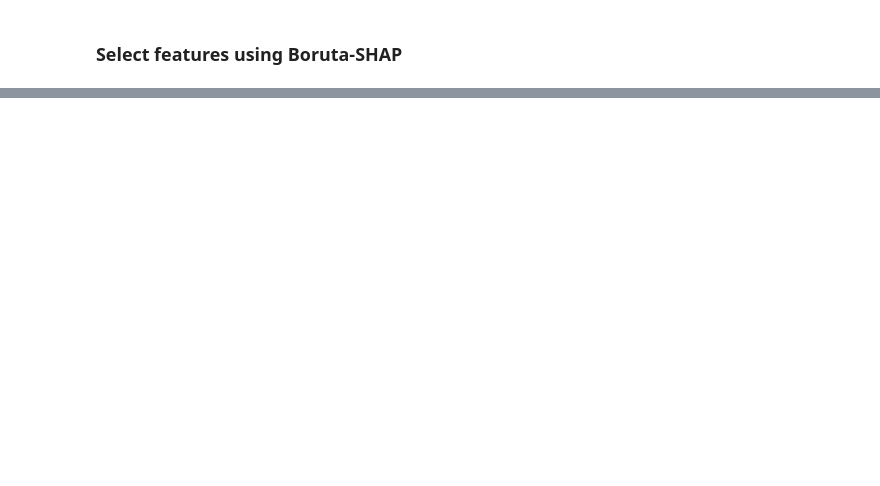
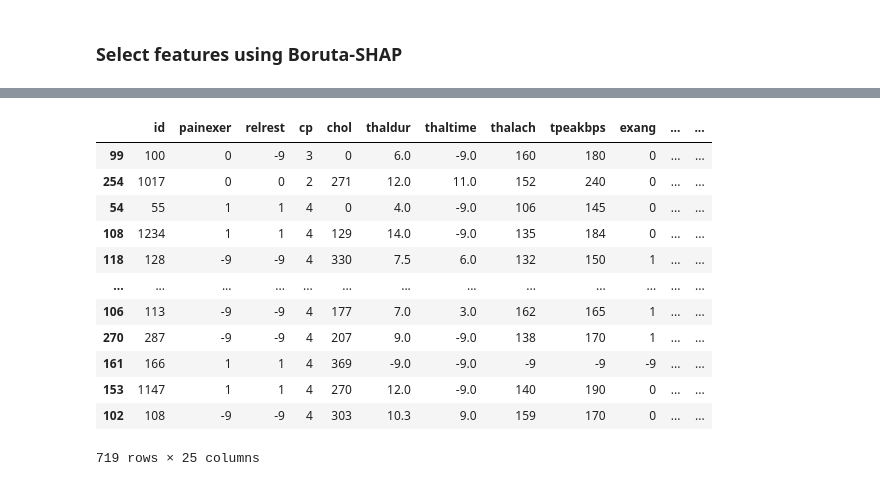
Before and after one commit to basharE/CVDs_Predictors, a Jupyter notebook: CVDs_Predictors.ipynb, the cells around one changed output, grey strips where cells are left out. Drawn from its saved outputs; the diff is of its cells as text; code cells hidden in the pictures; blank space fills up the shorter version.

```diff
--- a/CVDs_Predictors.ipynb
+++ b/CVDs_Predictors.ipynb
@@ -561,0 +561,4 @@ print(features_to_remove)
+# %%
+features_to_remove_new = np.delete(features_to_remove, 47)
+
+print(features_to_remove)
@@ -563,4 +583,8 @@ print(features_to_remove)
 # Removes them
 X_train_boruta_shap = X_train.drop(columns = features_to_remove)
 X_test_boruta_shap = X_test.drop(columns = features_to_remove)
+# %%
+# Removes them
+X_train_boruta_shap_with_smoking = X_train.drop(columns = features_to_remove_new)
+X_test_boruta_shap_with_smoking = X_test.drop(columns = features_to_remove_new)
 # %%
@@ -575,3 +606,19 @@ X_train_boruta_shap.head()
+# %%
+X_train_boruta_shap_with_smoking
+# %% [output]
+|  | id | painexer | relrest | cp | chol | thaldur | thaltime | thalach | tpeakbps | exang | ... | ... |
+| 99 | 100 | 0 | -9 | 3 | 0 | 6.0 | -9.0 | 160 | 180 | 0 | ... | ... |
+| 254 | 1017 | 0 | 0 | 2 | 271 | 12.0 | 11.0 | 152 | 240 | 0 | ... | ... |
+| 54 | 55 | 1 | 1 | 4 | 0 | 4.0 | -9.0 | 106 | 145 | 0 | ... | ... |
+| 108 | 1234 | 1 | 1 | 4 | 129 | 14.0 | -9.0 | 135 | 184 | 0 | ... | ... |
+| 118 | 128 | -9 | -9 | 4 | 330 | 7.5 | 6.0 | 132 | 150 | 1 | ... | ... |
+| ... | ... | ... | ... | ... | ... | ... | ... | ... | ... | ... | ... | ... |
+| 106 | 113 | -9 | -9 | 4 | 177 | 7.0 | 3.0 | 162 | 165 | 1 | ... | ... |
+| 270 | 287 | -9 | -9 | 4 | 207 | 9.0 | -9.0 | 138 | 170 | 1 | ... | ... |
+| 161 | 166 | 1 | 1 | 4 | 369 | -9.0 | -9.0 | -9 | -9 | -9 | ... | ... |
+| 153 | 1147 | 1 | 1 | 4 | 270 | 12.0 | -9.0 | 140 | 190 | 0 | ... | ... |
+| 102 | 108 | -9 | -9 | 4 | 303 | 10.3 | 9.0 | 159 | 170 | 0 | ... | ... |
+719 rows × 25 columns
 # %%
 # 'smoke' --
 # ,'cigs'
```
Also changed, not shown: parts of 31 cells of this notebook.
